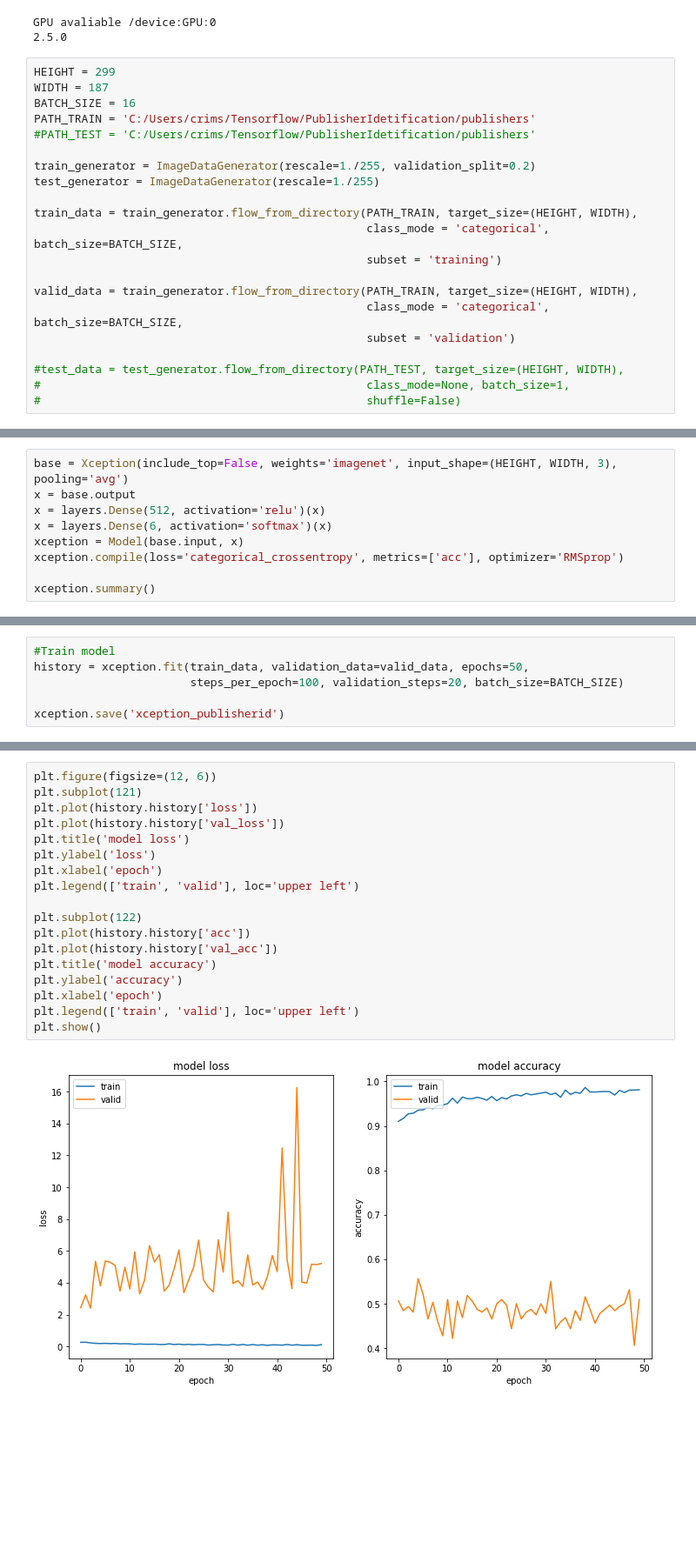
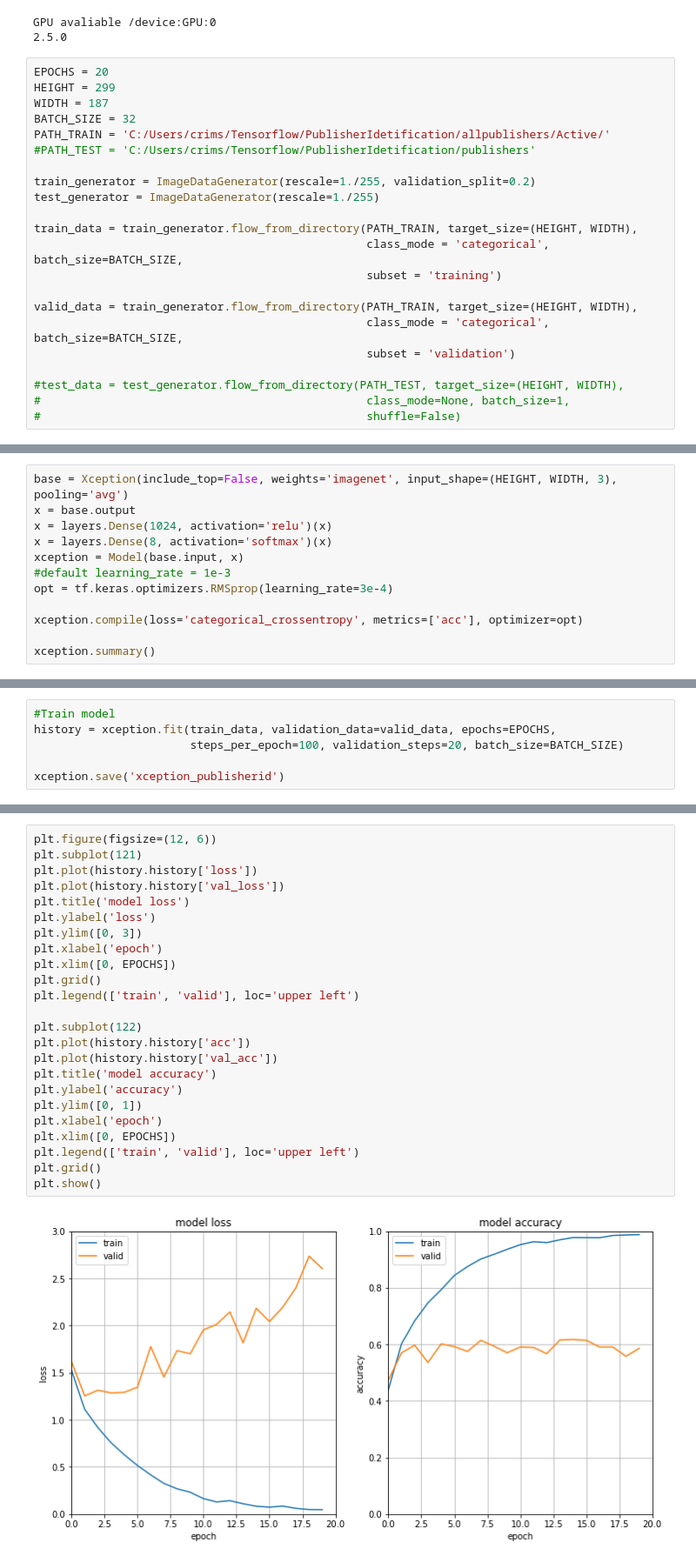
Before and after one commit to Timclewis/PublisherIdetification, a Jupyter notebook: PublisherIdentify.ipynb, the cells around one changed output, grey strips where cells are left out. Shown at 87% size. Cells and saved outputs as stored; diff of their text form; blank space fills up the shorter version.

```diff
--- a/PublisherIdentify.ipynb
+++ b/PublisherIdentify.ipynb
@@ -22,10 +22,11 @@ print(tf.version.VERSION)
 GPU avaliable /device:GPU:0
 2.5.0
 # %%
+EPOCHS = 20
 HEIGHT = 299
 WIDTH = 187
-BATCH_SIZE = 16
-PATH_TRAIN = 'C:/Users/crims/Tensorflow/PublisherIdetification/publishers'
+BATCH_SIZE = 32
+PATH_TRAIN = 'C:/Users/crims/Tensorflow/PublisherIdetification/allpublishers/Active/'
 #PATH_TEST = 'C:/Users/crims/Tensorflow/PublisherIdetification/publishers'
 
 train_generator = ImageDataGenerator(rescale=1./255, validation_split=0.2)
@@ -48,10 +49,13 @@ Found 496 images belonging to 6 classes.
 # %%
 base = Xception(include_top=False, weights='imagenet', input_shape=(HEIGHT, WIDTH, 3), pooling='avg')
 x = base.output
-x = layers.Dense(512, activation='relu')(x)
-x = layers.Dense(6, activation='softmax')(x)
+x = layers.Dense(1024, activation='relu')(x)
+x = layers.Dense(8, activation='softmax')(x)
 xception = Model(base.input, x)
-xception.compile(loss='categorical_crossentropy', metrics=['acc'], optimizer='RMSprop')
+#default learning_rate = 1e-3
+opt = tf.keras.optimizers.RMSprop(learning_rate=3e-4)
+
+xception.compile(loss='categorical_crossentropy', metrics=['acc'], optimizer=opt)
 
 xception.summary()
 # %% [output]
@@ -74,7 +78,7 @@ Non-trainable params: 54,528
 __________________________________________________________________________________________________
 # %%
 #Train model
-history = xception.fit(train_data, validation_data=valid_data, epochs=50,
+history = xception.fit(train_data, validation_data=valid_data, epochs=EPOCHS,
                        steps_per_epoch=100, validation_steps=20, batch_size=BATCH_SIZE)
 
 xception.save('xception_publisherid')
@@ -100,20 +104,26 @@ INFO:tensorflow:Assets written to: xception_publisherid\assets
 # %%
 plt.figure(figsize=(12, 6))
 plt.subplot(121)
 plt.plot(history.history['loss'])
 plt.plot(history.history['val_loss'])
 plt.title('model loss')
 plt.ylabel('loss')
+plt.ylim([0, 3])
 plt.xlabel('epoch')
+plt.xlim([0, EPOCHS])
+plt.grid()
 plt.legend(['train', 'valid'], loc='upper left')
 
 plt.subplot(122)
 plt.plot(history.history['acc'])
 plt.plot(history.history['val_acc'])
 plt.title('model accuracy')
 plt.ylabel('accuracy')
+plt.ylim([0, 1])
 plt.xlabel('epoch')
+plt.xlim([0, EPOCHS])
 plt.legend(['train', 'valid'], loc='upper left')
+plt.grid()
 plt.show()
 # %% [output]
-[figure, old version]
+[figure, new version]
```
Also changed, not shown: parts of 3 cells of this notebook, 6 other files.
